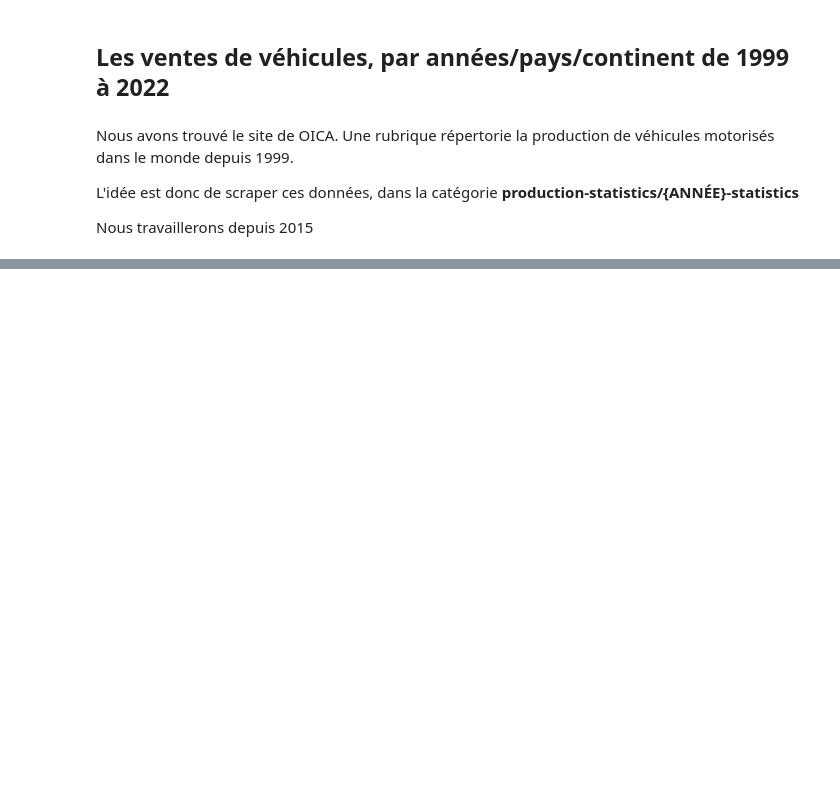
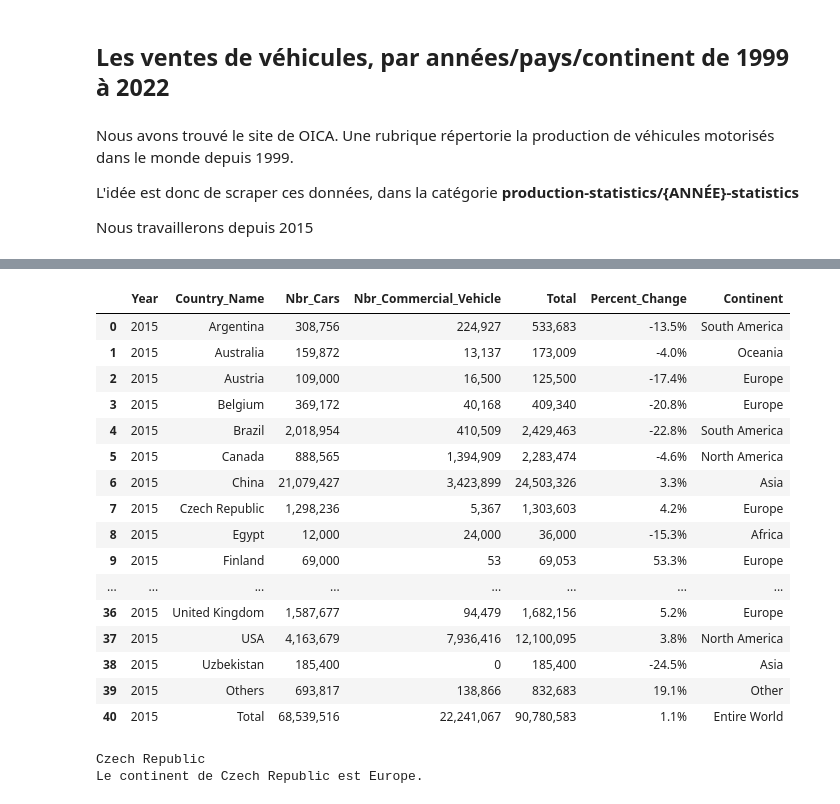
Before and after one commit to SEILERLuc/analyse_auto, a Jupyter notebook: cleaning.ipynb, the cells around one changed output, grey strips where cells are left out. Cells and saved outputs as stored; diff of their text form; code cells hidden in the pictures; blank space fills up the shorter version.

Commit message:
Add continent to countries

```diff
--- a/cleaning.ipynb
+++ b/cleaning.ipynb
@@ -123,0 +185,4 @@ Total
+# %%
+df = pd.read_csv("./word_car_production_2015_2023.csv", delimiter=";")
+
+df.head()
@@ -123,0 +204,6 @@ Total
+# %%
+# Correct format for Czech Republic
+df['Country_Name'] = df['Country_Name'].replace('Czech Rep.', 'Czech Republic')
+
+# Format correct for United Kingdom
+df['Country_Name'] = df['Country_Name'].replace('UK', 'United Kingdom')
@@ -123,0 +224,70 @@ Total
+# %%
+def get_continent_code(row):
+    try:
+        if row.Country_Name.lower() == 'total':
+            return 'Entire World'
+
+        if row.Country_Name.lower() == 'others':
+            return 'Other'
+
+        country_alpha2 = pc.country_name_to_country_alpha2(row.Country_Name.title() if row.Country_Name != 'USA' else row.Country_Name, cn_name_format="default")
+        # print(row.Country_Name)
+        continent_code = pc.country_alpha2_to_continent_code(country_alpha2)
+        continent_name = pc.convert_continent_code_to_continent_name(continent_code)
+
+        return continent_name
+
+    except (ValueError, KeyError, TypeError) as e:
+        print(f"Erreur lors de la conversion pour {row.Country_Name}: {e}")
+        return None
+# %%
+df['Continent'] = df.apply(get_continent_code, axis=1)
+# %%
+df.head(41)
+# %% [output]
+|  | Year | Country_Name | Nbr_Cars | Nbr_Commercial_Vehicle | Total | Percent_Change | Continent |
+| 0 | 2015 | Argentina | 308,756 | 224,927 | 533,683 | -13.5% | South America |
+| 1 | 2015 | Australia | 159,872 | 13,137 | 173,009 | -4.0% | Oceania |
+| 2 | 2015 | Austria | 109,000 | 16,500 | 125,500 | -17.4% | Europe |
+| 3 | 2015 | Belgium | 369,172 | 40,168 | 409,340 | -20.8% | Europe |
+| 4 | 2015 | Brazil | 2,018,954 | 410,509 | 2,429,463 | -22.8% | South America |
+| 5 | 2015 | Canada | 888,565 | 1,394,909 | 2,283,474 | -4.6% | North America |
+| 6 | 2015 | China | 21,079,427 | 3,423,899 | 24,503,326 | 3.3% | Asia |
+| 7 | 2015 | Czech Republic | 1,298,236 | 5,367 | 1,303,603 | 4.2% | Europe |
+| 8 | 2015 | Egypt | 12,000 | 24,000 | 36,000 | -15.3% | Africa |
+| 9 | 2015 | Finland | 69,000 | 53 | 69,053 | 53.3% | Europe |
+| ... | ... | ... | ... | ... | ... | ... | ... |
+| 36 | 2015 | United Kingdom | 1,587,677 | 94,479 | 1,682,156 | 5.2% | Europe |
+| 37 | 2015 | USA | 4,163,679 | 7,936,416 | 12,100,095 | 3.8% | North America |
+| 38 | 2015 | Uzbekistan | 185,400 | 0 | 185,400 | -24.5% | Asia |
+| 39 | 2015 | Others | 693,817 | 138,866 | 832,683 | 19.1% | Other |
+| 40 | 2015 | Total | 68,539,516 | 22,241,067 | 90,780,583 | 1.1% | Entire World |
+# %%
+import pycountry_convert as pc
+
+def get_continent(country_name):
+    try:
+        # Convertir le nom du pays en code ISO 3166-1 alpha-2
+        country_alpha2 = pc.country_name_to_country_alpha2(country_name, cn_name_format="default")
+
+        # Obtenir le continent à partir du code alpha-2
+        continent_code = pc.country_alpha2_to_continent_code(country_alpha2)
+        continent_name = pc.convert_continent_code_to_continent_name(continent_code)
+
+        return continent_name
+    except (ValueError, KeyError):
+        return None
+
+# Exemple d'utilisation pour le Brésil
+country_name = "Czech Republic"
+country_name = country_name.title()
+print(country_name.title())
+continent = get_continent(country_name)
+
+if continent:
+    print(f"Le continent de {country_name} est {continent}.")
+else:
+    print(f"Impossible de déterminer le continent pour {country_name}.")
+# %% [output]
+Czech Republic
+Le continent de Czech Republic est Europe.
```
Also changed, not shown: parts of 13 cells of this notebook, 4 other files.
